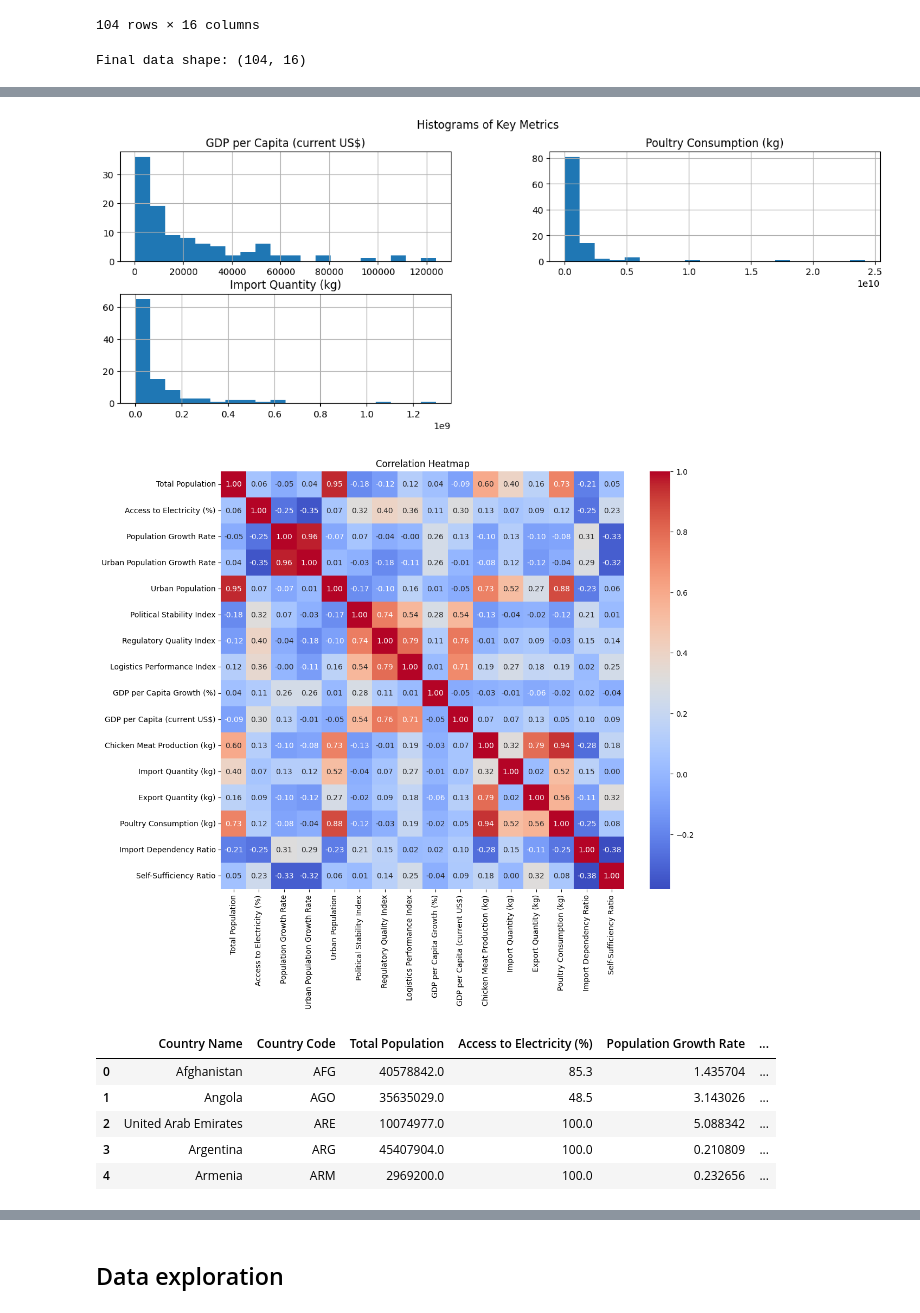
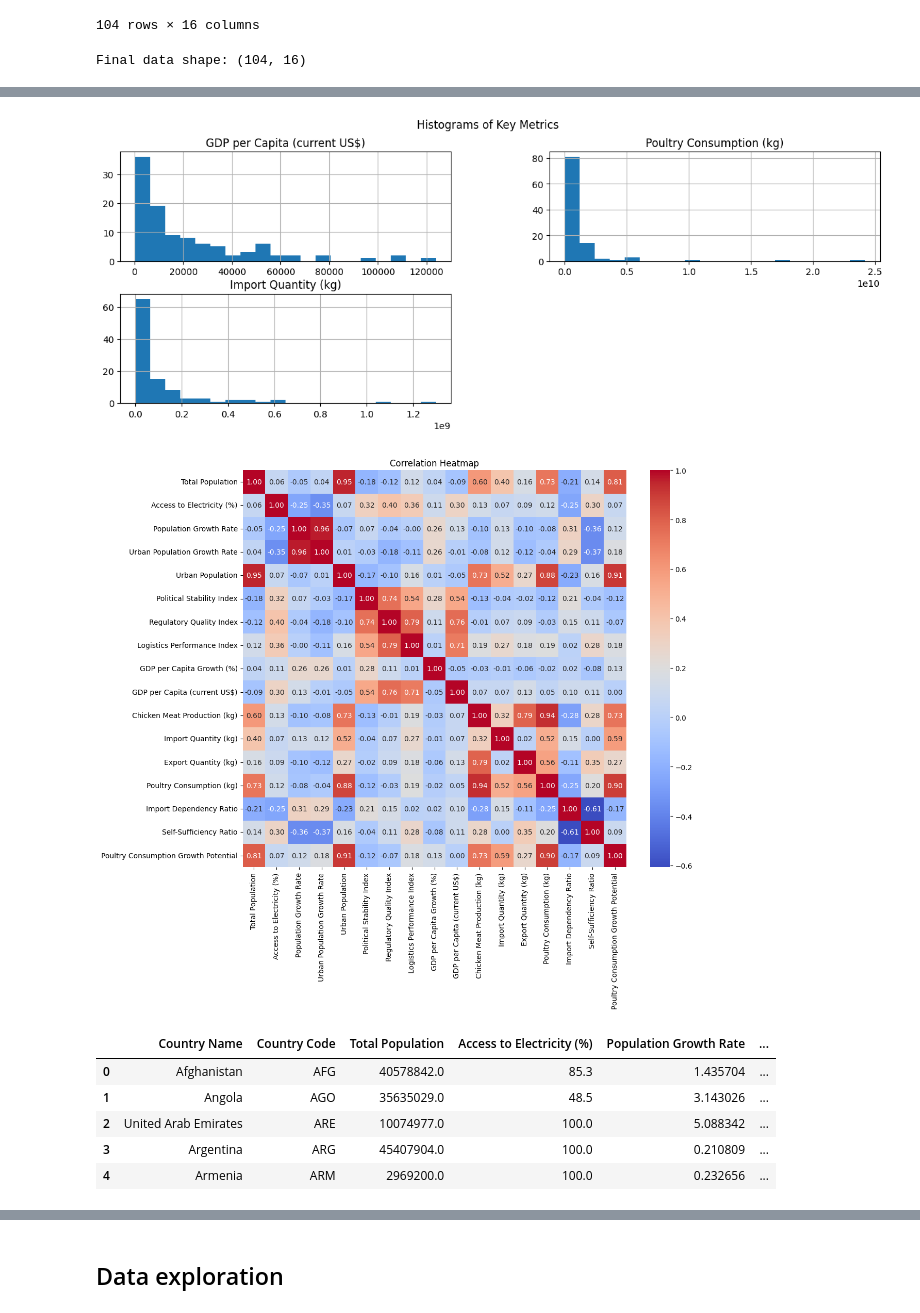
Before and after one commit to makokuzii/Produisez-une-etude-de-marche, a Jupyter notebook: preparation_et_le_nettoyage_v2.ipynb, the cells around one changed output, grey strips where cells are left out. Drawn from its saved outputs; the diff is of its cells as text; code cells hidden in the pictures.

```diff
--- a/preparation_et_le_nettoyage_v2.ipynb
+++ b/preparation_et_le_nettoyage_v2.ipynb
@@ -242,11 +242,14 @@ print(f"Final data shape: {df_all.shape}")
 
 
 # Feature Engineering
-# Import Dependency Ratio = Import Quantity / Poultry Consumption
+# DR = imports x 100/(production + imports - exports)
 df_all['Import Dependency Ratio'] = (df_all['Import Quantity (kg)'] * 100) / (df_all['Chicken Meat Production (kg)'] + df_all['Import Quantity (kg)'] - df_all['Export Quantity (kg)'])
 
-# Self-Sufficiency Ratio = Chicken Meat Production / Poultry Consumption
-df_all['Self-Sufficiency Ratio'] = df_all['Chicken Meat Production (kg)'] / df_all['Poultry Consumption (kg)']
+# SSR = production × 100/(production + imports − exports)
+df_all['Self-Sufficiency Ratio'] = (df_all['Chicken Meat Production (kg)']*100) / (df_all['Chicken Meat Production (kg)'] + df_all['Import Quantity (kg)'] - df_all['Export Quantity (kg)'])
+
+# Poultry consumption growth potential
+df_all['Poultry Consumption Growth Potential'] = df_all['Poultry Consumption (kg)'] * df_all['Urban Population Growth Rate']
 
 # Outlier Detection using IQR
 def detect_outliers_iqr(df, column):
@@ -283,34 +286,34 @@ plt.show()
 
 # Correlation Heatmap
 plt.figure(figsize=(12, 10))
 numeric_df = df_all.select_dtypes(include=[np.number])
 sns.heatmap(numeric_df.corr(), annot=True, cmap='coolwarm', fmt=".2f")
 plt.title('Correlation Heatmap')
 plt.show()
 
 df_all.head()
 # %% [output]
 Final data shape: (104, 16)
 [figure]
 Outliers in GDP per Capita (current US$): 6 countries
       Country Name  GDP per Capita (current US$)
 66      Luxembourg                 123719.658916
 79          Norway                 109269.520580
 52         Ireland                 105234.511568
 21     Switzerland                  94394.510680
 101  United States                  77860.911291
 Outliers in Poultry Consumption (kg): 11 countries
       Country Name  Poultry Consumption (kg)
 23           China              2.421670e+10
 101  United States              1.771342e+10
 16          Brazil              1.013050e+10
 ... (5 lines left out)
 69                Mexico          1.047431e+09
 78           Netherlands          6.193357e+08
 2   United Arab Emirates          6.154479e+08
 59                 Japan          5.745087e+08
 [figure]
-[figure, old version]
+[figure, new version]
 |  | Country Name | Country Code | Total Population | Access to Electricity (%) | Population Growth Rate | ... |
 | 0 | Afghanistan | AFG | 40578842.0 | 85.3 | 1.435704 | ... |
 | 1 | Angola | AGO | 35635029.0 | 48.5 | 3.143026 | ... |
```
Also changed, not shown: parts of 5 cells of this notebook, 2 other files.
